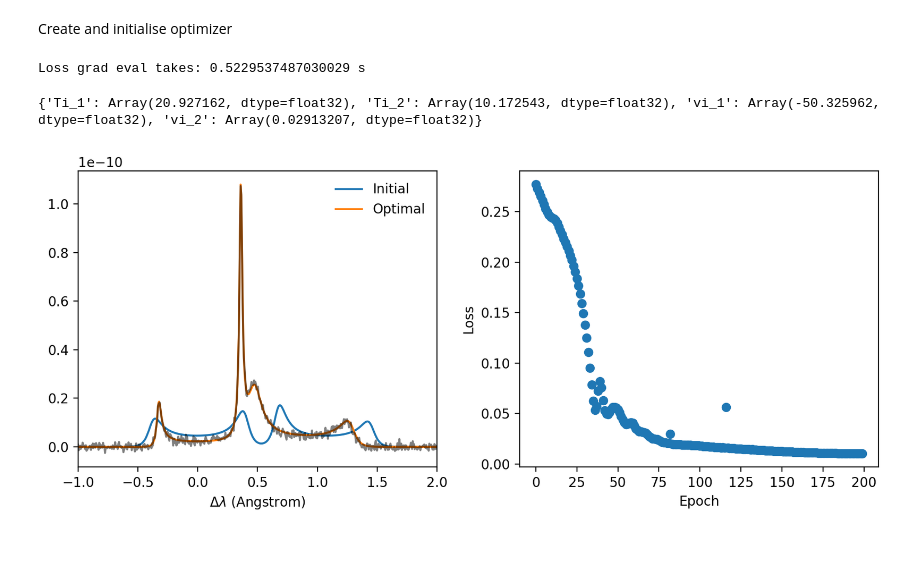
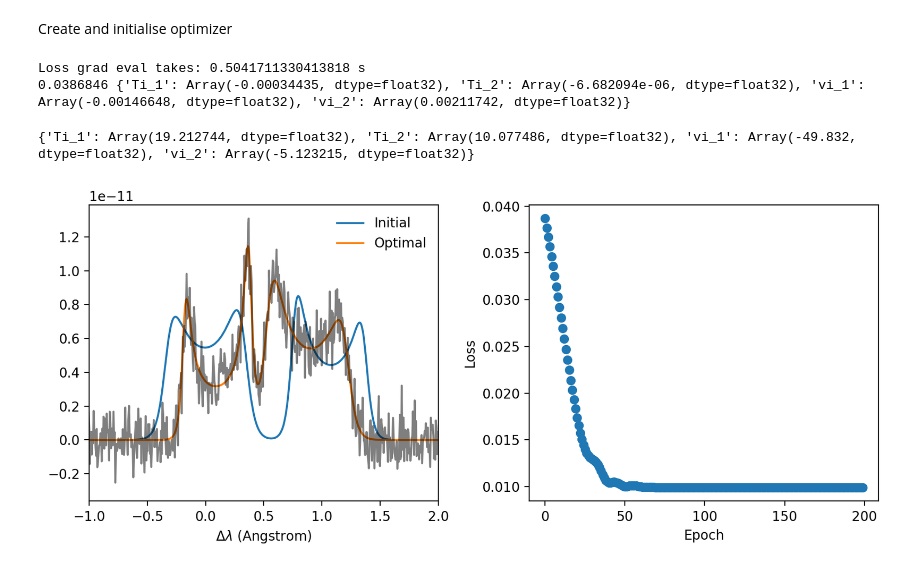
Before and after one commit to aidancrilly/Thomson-Scattering-Cross-Section-Calculator, a Jupyter notebook: PYTHON Code/OTSax/examples/IAWFitExample.ipynb, the cells around one changed output. Saved outputs shown, nothing was run; the diff lists cells and outputs as text; code cells hidden in the pictures.

```diff
--- a/PYTHON Code/OTSax/examples/IAWFitExample.ipynb
+++ b/PYTHON Code/OTSax/examples/IAWFitExample.ipynb
@@ -125,17 +121,27 @@ ve = 00.0e3/sc.c
 vi_1 = -50.0e3/sc.c
 Ti_1 = 20.0
 
-vi_2 = 0.0e3/sc.c
+vi_2 = -5.0e3/sc.c
 Ti_2 = 10.0
 
-inputs = omg,sa,omgL,Ai,flytab
-electron_params = ne,Te,ve
 fion = create_dist_func_dict(DoubleIonMax,*[vi_1,Ti_1,vi_2,Ti_2,Ai])
 
+electron_params = {'ne' : ne, 'Te' : Te, 've' : ve, 'isMax' : True, 'dists' : felec}
+Max_ion_params = [{'Z' : Z, 'Ai' : Ai, 'vi' : vi_1,'Ti' : Ti_1, 'frac' : 0.5, 'isMax' : True, 'dists' : fion},
+                  {'Z' : Z, 'Ai' : Ai, 'vi' : vi_2,'Ti' : Ti_2, 'frac' : 0.5, 'isMax' : True, 'dists' : fion}]
+nonMax_ion_params = [{'Z' : Z, 'Ai' : Ai, 'vi' : jnp.nan,'Ti' : jnp.nan, 'frac' : 1.0, 'isMax' : False, 'dists' : fion},]
+
+
 # Allow JITing
+skw_nonmax = calc_S_kw(laser_params,electron_params,nonMax_ion_params,1)
 start = time()
-skw_nonmax = calc_skw_nonMax(inputs,electron_params,fion)
+skw_nonmax = calc_S_kw(laser_params,electron_params,nonMax_ion_params,1)
 nonmax_time = time()-start
+
+skw_max = calc_S_kw(laser_params,electron_params,Max_ion_params,2)
+start = time()
+skw_max = calc_S_kw(laser_params,electron_params,Max_ion_params,2)
+max_time = time()-start
 # %%
 plt.figure(dpi=200)
 
@@ -157,9 +164,11 @@ synthetic_data = skw_nonmax + 1e-12*jax.random.normal(key,shape=skw_nonmax.shape
 # %% [markdown]
 Create and initialise optimizer
 # %%
-vi_1,Ti_1,vi_2,Ti_2 = -60.0e3/c, 20.0, 0.0e3/c, 20.0
+vi_1,Ti_1,vi_2,Ti_2 = -60.0e3/c, 15.0, 0.0e3/c, 20.0
 fion = create_dist_func_dict(DoubleIonMax,*[vi_1,Ti_1,vi_2,Ti_2,Ai])
-initial_skw_nonmax = calc_skw_nonMax(inputs,electron_params,fion)
+nonMax_ion_params = [{'Z' : Z, 'Ai' : Ai, 'vi' : jnp.nan,'Ti' : jnp.nan, 'frac' : 1.0, 'isMax' : False, 'dists' : fion},]
+
+initial_skw_nonmax = calc_S_kw(laser_params,electron_params,nonMax_ion_params,1)
 # %%
 def create_piecewise_learning_rate_schedule(init_value,total_steps,decay_rate,boundaries):
     boundaries_and_scales = {int(total_steps*b) : decay_rate for b in boundaries}
@@ -170,9 +179,11 @@ def LossFunc(params,scale_factor = 1e22):
     vi_1,Ti_1,vi_2,Ti_2 = params['vi_1'],params['Ti_1'],params['vi_2'],params['Ti_2']
     # Scaling
     vi_1 /= v_scale
+    Ti_1 /= T_scale
     vi_2 /= v_scale
-    fion['fi_params'] = [vi_1,Ti_1,vi_2,Ti_2,Ai]
-    skw_nonmax = calc_skw_nonMax(inputs,electron_params,fion)
+    Ti_2 /= T_scale
+    nonMax_ion_params[0]['dists']['f_params'] = [vi_1,Ti_1,vi_2,Ti_2,Ai]
+    skw_nonmax = calc_S_kw(laser_params,electron_params,nonMax_ion_params,1)
     loss = scale_factor*jnp.mean((skw_nonmax-synthetic_data)**2)
     return loss
 
@@ -185,14 +196,17 @@ optimizer = optax.adam(learning_rate=learning_rate_schedule)
 
 # Initial values of fit parameters
 v_scale = c/1e3
-params = {'vi_1': vi_1*v_scale,'Ti_1' : Ti_1, 'vi_2' : vi_2*v_scale, 'Ti_2' : Ti_2}
+T_scale = 1.0
+params = {'vi_1': vi_1*v_scale,'Ti_1' : Ti_1*T_scale, 'vi_2' : vi_2*v_scale, 'Ti_2' : Ti_2*T_scale}
 opt_state = optimizer.init(params)
 # %%
 start = time()
-_ = LossGradFunc(params)
+loss,grad_loss = LossGradFunc(params)
 print('Loss grad eval takes:',time()-start,'s')
+print(loss,grad_loss)
 # %% [output]
-Loss grad eval takes: 0.5229537487030029 s
+Loss grad eval takes: 0.5041711330413818 s
+0.0386846 {'Ti_1': Array(-0.00034435, dtype=float32), 'Ti_2': Array(-6.682094e-06, dtype=float32), 'vi_1': Array(-0.00146648, dtype=float32), 'vi_2': Array(0.00211742, dtype=float32)}
 # %%
 loss_history = []
 for i in range(noptsteps):
@@ -205,32 +219,34 @@ for i in range(noptsteps):
 # %%
 vi_1,Ti_1,vi_2,Ti_2 = params['vi_1'],params['Ti_1'],params['vi_2'],params['Ti_2']
 print(params)
 # Scaling
 vi_1 /= v_scale
+Ti_1 /= T_scale
 vi_2 /= v_scale
-fion['fi_params'] = [vi_1,Ti_1,vi_2,Ti_2,Ai]
-optimal_skw_nonmax = calc_skw_nonMax(inputs,electron_params,fion)
+Ti_2 /= T_scale
+nonMax_ion_params[0]['dists']['f_params'] = [vi_1,Ti_1,vi_2,Ti_2,Ai]
+optimal_skw_nonmax = calc_S_kw(laser_params,electron_params,nonMax_ion_params,1)
 
 fig = plt.figure(dpi=200,figsize=(9,4))
 ax1 = fig.add_subplot(121)
 ax2 = fig.add_subplot(122)
 
 ax1.plot(wlsim_ang,initial_skw_nonmax,label='Initial')
 ax1.plot(wlsim_ang,optimal_skw_nonmax,label='Optimal')
 ax1.plot(wlsim_ang,synthetic_data,'k',alpha=0.5)
 
 ax1.set_xlim(-1.0,2.0)
 ax1.set_xlabel(r"$\Delta \lambda$ (Angstrom)")
 
 ax1.legend(frameon=False)
 
 ax2.scatter(jnp.arange(noptsteps),loss_history)
 ax2.set_xlabel("Epoch")
 ax2.set_ylabel("Loss")
 
 fig.tight_layout()
 
 plt.show()
 # %% [output]
-{'Ti_1': Array(20.927162, dtype=float32), 'Ti_2': Array(10.172543, dtype=float32), 'vi_1': Array(-50.325962, dtype=float32), 'vi_2': Array(0.02913207, dtype=float32)}
+{'Ti_1': Array(19.212744, dtype=float32), 'Ti_2': Array(10.077486, dtype=float32), 'vi_1': Array(-49.832, dtype=float32), 'vi_2': Array(-5.123215, dtype=float32)}
-[figure, old version]
+[figure, new version]
```
Also changed, not shown: parts of 7 cells of this notebook, 5 other files.
